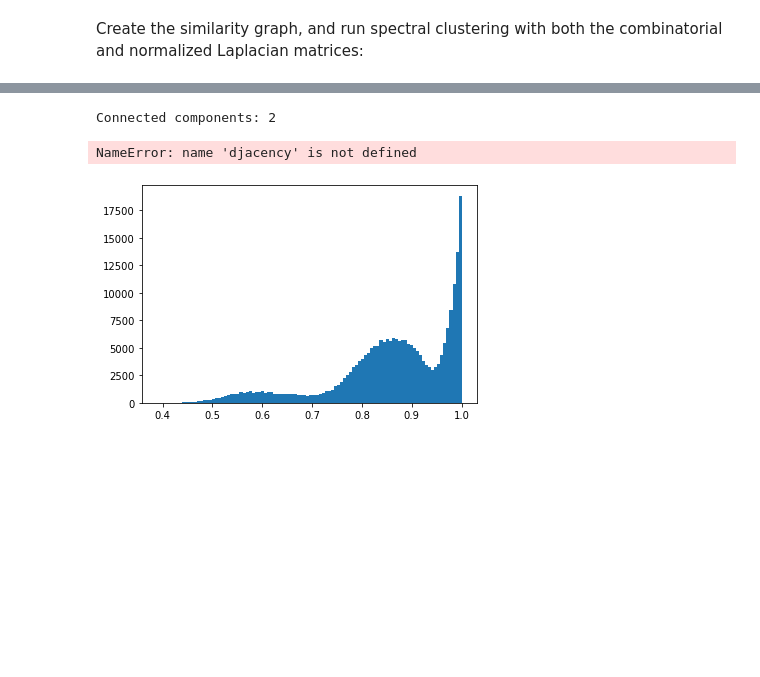
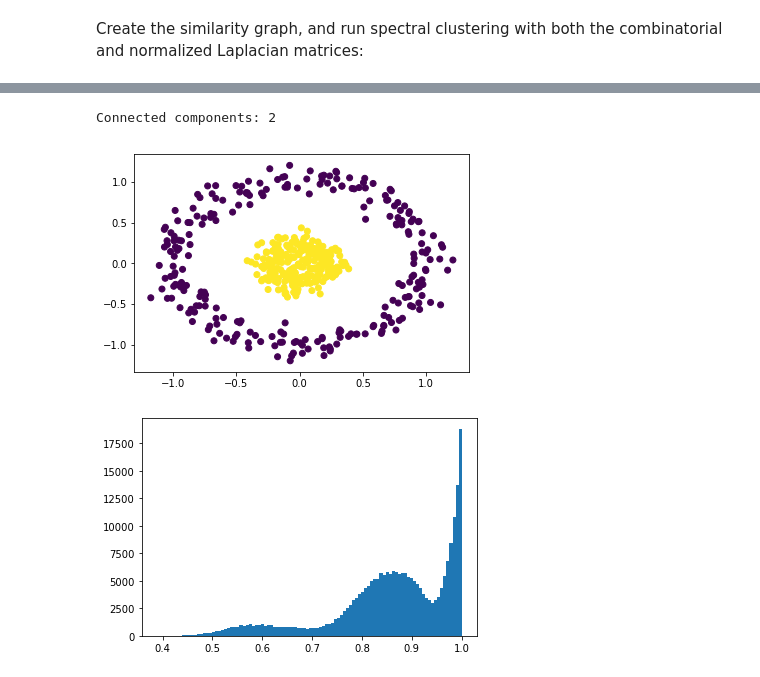
Before and after one commit to aaag97/ntds-projects, a Jupyter notebook: Assignment 2/2_learning_with_graphs-andre-FB.ipynb, the cells around one changed output, grey strips where cells are left out. Drawn from its saved outputs; the diff is of its cells as text; code cells hidden in the pictures; blank space fills up the shorter version.

```diff
--- a/Assignment 2/2_learning_with_graphs-andre-FB.ipynb
+++ b/Assignment 2/2_learning_with_graphs-andre-FB.ipynb
@@ -332,12 +335,12 @@ class SpectralClustering():
 # %%
 print("Connected components:", compute_number_connected_components(lamb_norm, threshold=0.01))
 spectral_clustering = SpectralClustering(n_classes=2, normalize=True)
-y_pred = spectral_clustering.fit_predict(djacency)
-plt.scatter(X[:, 0], X[:, 1], c=y_pred)
+y_pred = spectral_clustering.fit_predict(adjacency)
+plt.scatter(X_ordered[:, 0], X_ordered[:, 1], c=y_pred)
 plt.show()
 # %% [output]
 Connected components: 2
-NameError: name 'djacency' is not defined
+[figure, added]
 # %%
 temp = np.exp((- squareform(pdist(X))**2)/(2 * (2 *np.mean(pdist(X)))**2))
 plt.hist(temp.flatten(),bins=100);
```
Also changed, not shown: parts of 14 cells of this notebook.
